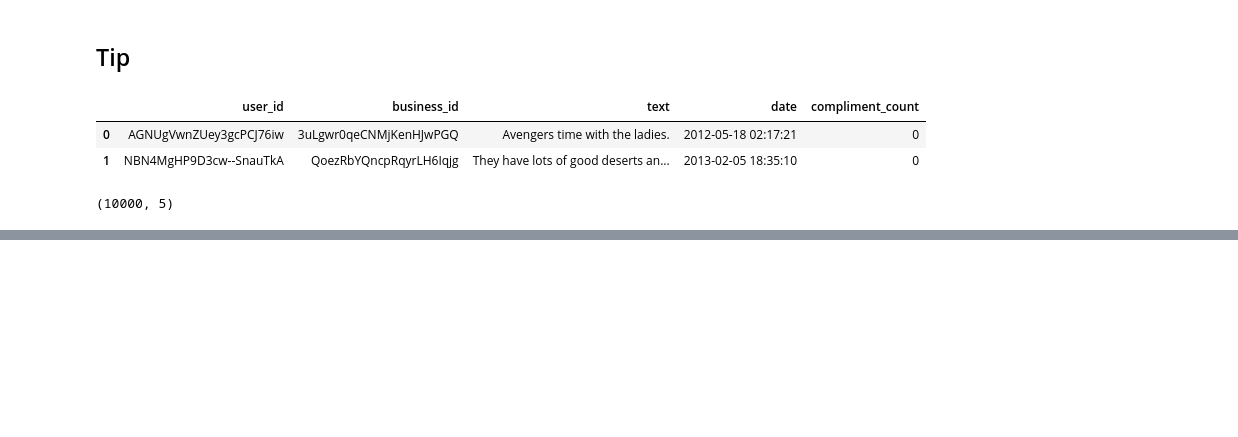
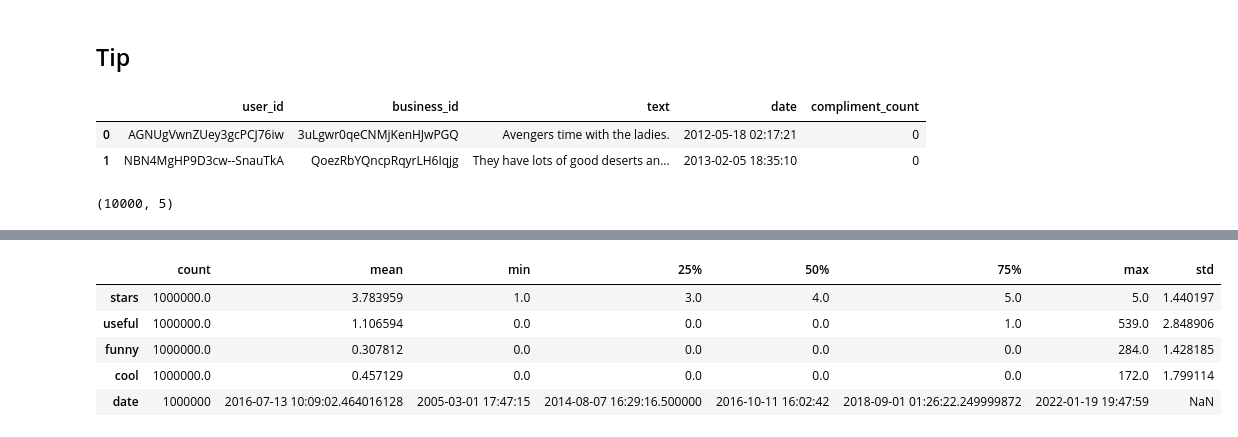
Before and after one commit to Valkea/OC_AI_06, a Jupyter notebook: 01_EDA.ipynb, the cells around one changed output, grey strips where cells are left out. Cells and saved outputs as stored; diff of their text form; code cells hidden in the pictures; blank space fills up the shorter version.

```diff
--- a/01_EDA.ipynb
+++ b/01_EDA.ipynb
@@ -59,0 +121,9 @@ display(data_tip.head(2), data_tip.shape)
+# %%
+data_review.describe(datetime_is_numeric=True).T
+# %% [output]
+|  | count | mean | min | 25% | 50% | 75% | max | std |
+| stars | 1000000.0 | 3.783959 | 1.0 | 3.0 | 4.0 | 5.0 | 5.0 | 1.440197 |
+| useful | 1000000.0 | 1.106594 | 0.0 | 0.0 | 0.0 | 1.0 | 539.0 | 2.848906 |
+| funny | 1000000.0 | 0.307812 | 0.0 | 0.0 | 0.0 | 0.0 | 284.0 | 1.428185 |
+| cool | 1000000.0 | 0.457129 | 0.0 | 0.0 | 0.0 | 0.0 | 172.0 | 1.799114 |
+| date | 1000000 | 2016-07-13 10:09:02.464016128 | 2005-03-01 17:47:15 | 2014-08-07 16:29:16.500000 | 2016-10-11 16:02:42 | 2018-09-01 01:26:22.249999872 | 2022-01-19 19:47:59 | NaN |
```
Also changed, not shown: parts of 40 cells of this notebook.
